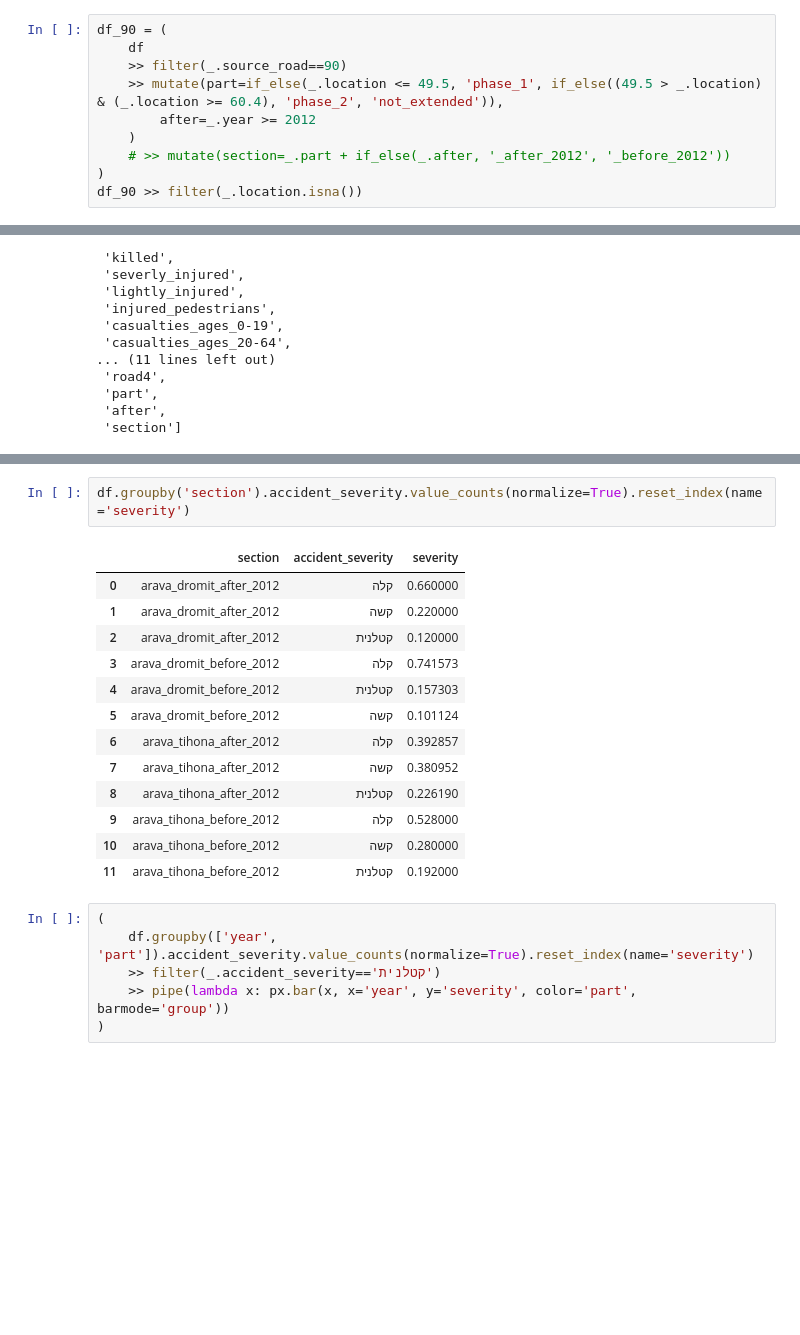
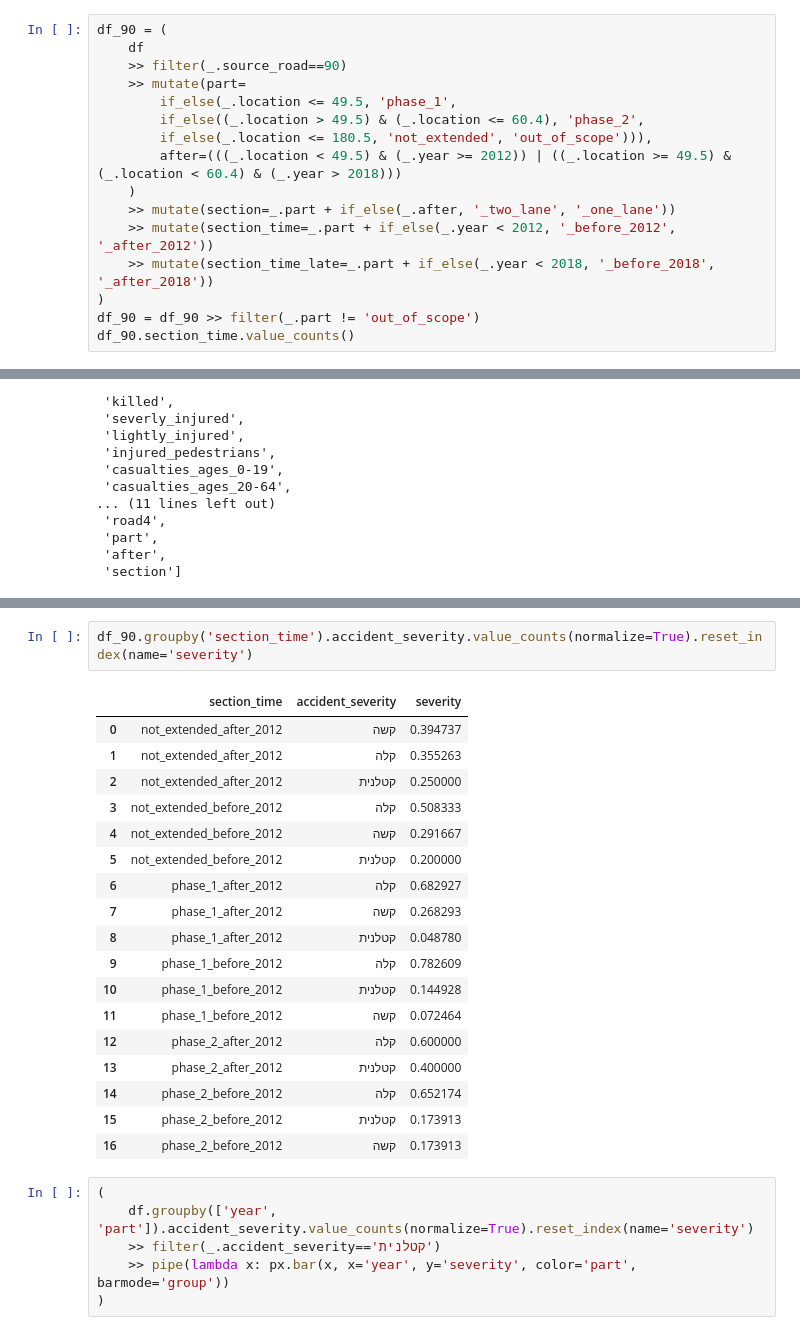
Before and after one commit to omrihar/k90, a Jupyter notebook: notebooks/summary_statistics.ipynb, the cells around one changed output, grey strips where cells are left out. Cells and saved outputs as stored; diff of their text form; blank space fills up the shorter version.

```diff
--- a/notebooks/summary_statistics.ipynb
+++ b/notebooks/summary_statistics.ipynb
@@ -12,10 +12,16 @@ df_90 = df[df.source_road==90].copy()
 df_90 = (
     df
     >> filter(_.source_road==90)
-    >> mutate(part=if_else(_.location <= 49.5, 'phase_1', if_else((49.5 > _.location) & (_.location >= 60.4), 'phase_2', 'not_extended')),
-        after=_.year >= 2012
+    >> mutate(part=
+        if_else(_.location <= 49.5, 'phase_1',
+        if_else((_.location > 49.5) & (_.location <= 60.4), 'phase_2',
+        if_else(_.location <= 180.5, 'not_extended', 'out_of_scope'))),
+        after=(((_.location < 49.5) & (_.year >= 2012)) | ((_.location >= 49.5) & (_.location < 60.4) & (_.year > 2018)))
     )
-    # >> mutate(section=_.part + if_else(_.after, '_after_2012', '_before_2012'))
+    >> mutate(section=_.part + if_else(_.after, '_two_lane', '_one_lane'))
+    >> mutate(section_time=_.part + if_else(_.year < 2012, '_before_2012', '_after_2012'))
+    >> mutate(section_time_late=_.part + if_else(_.year < 2018, '_before_2018', '_after_2018'))
 )
-df_90 >> filter(_.location.isna())
+df_90 = df_90 >> filter(_.part != 'out_of_scope')
+df_90.section_time.value_counts()
 # %% [output]
@@ -193,19 +203,24 @@ df.columns.tolist()
 # %%
-df.groupby('section').accident_severity.value_counts(normalize=True).reset_index(name='severity')
+df_90.groupby('section_time').accident_severity.value_counts(normalize=True).reset_index(name='severity')
 # %% [output]
-|  | section | accident_severity | severity |
-| 0 | arava_dromit_after_2012 | קלה | 0.660000 |
-| 1 | arava_dromit_after_2012 | קשה | 0.220000 |
-| 2 | arava_dromit_after_2012 | קטלנית | 0.120000 |
-| 3 | arava_dromit_before_2012 | קלה | 0.741573 |
-| 4 | arava_dromit_before_2012 | קטלנית | 0.157303 |
-| 5 | arava_dromit_before_2012 | קשה | 0.101124 |
-| 6 | arava_tihona_after_2012 | קלה | 0.392857 |
-| 7 | arava_tihona_after_2012 | קשה | 0.380952 |
-| 8 | arava_tihona_after_2012 | קטלנית | 0.226190 |
-| 9 | arava_tihona_before_2012 | קלה | 0.528000 |
-| 10 | arava_tihona_before_2012 | קשה | 0.280000 |
-| 11 | arava_tihona_before_2012 | קטלנית | 0.192000 |
+|  | section_time | accident_severity | severity |
+| 0 | not_extended_after_2012 | קשה | 0.394737 |
+| 1 | not_extended_after_2012 | קלה | 0.355263 |
+| 2 | not_extended_after_2012 | קטלנית | 0.250000 |
+| 3 | not_extended_before_2012 | קלה | 0.508333 |
+| 4 | not_extended_before_2012 | קשה | 0.291667 |
+| 5 | not_extended_before_2012 | קטלנית | 0.200000 |
+| 6 | phase_1_after_2012 | קלה | 0.682927 |
+| 7 | phase_1_after_2012 | קשה | 0.268293 |
+| 8 | phase_1_after_2012 | קטלנית | 0.048780 |
+| 9 | phase_1_before_2012 | קלה | 0.782609 |
+| 10 | phase_1_before_2012 | קטלנית | 0.144928 |
+| 11 | phase_1_before_2012 | קשה | 0.072464 |
+| 12 | phase_2_after_2012 | קלה | 0.600000 |
+| 13 | phase_2_after_2012 | קטלנית | 0.400000 |
+| 14 | phase_2_before_2012 | קלה | 0.652174 |
+| 15 | phase_2_before_2012 | קטלנית | 0.173913 |
+| 16 | phase_2_before_2012 | קשה | 0.173913 |
 # %%
 (
     df.groupby(['year', 'part']).accident_severity.value_counts(normalize=True).reset_index(name='severity')
```
Also changed, not shown: parts of 6 cells of this notebook, 1 other file.
